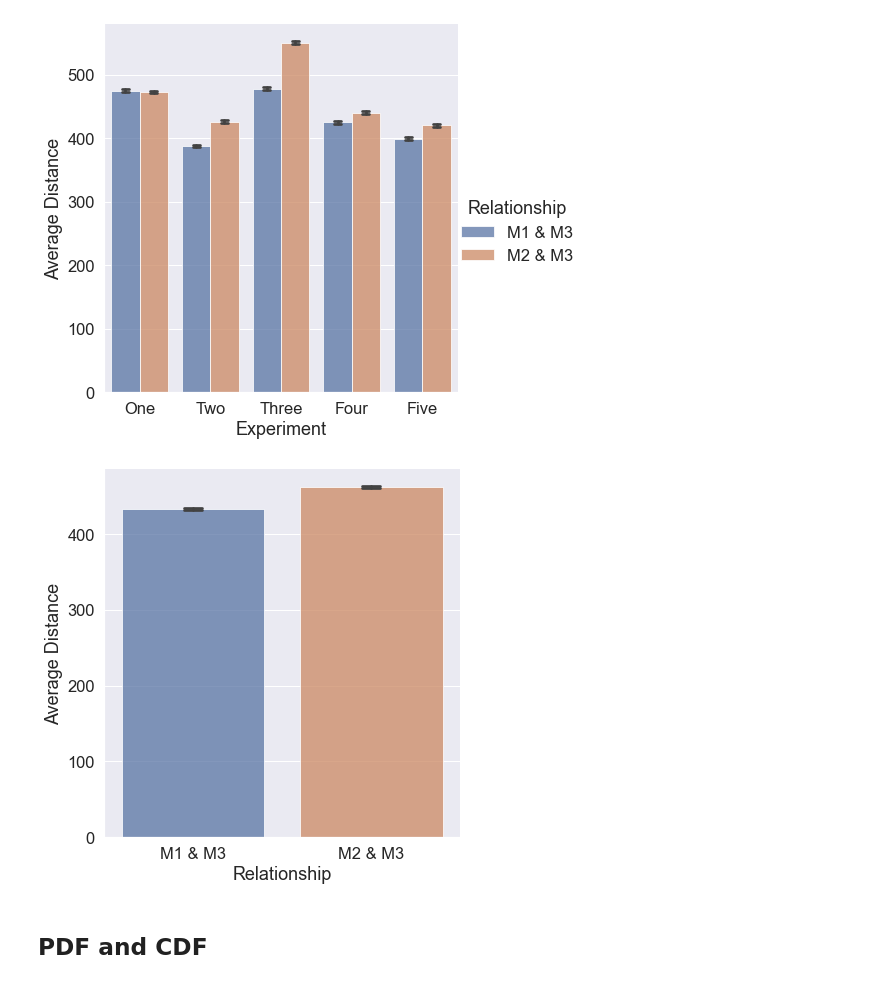
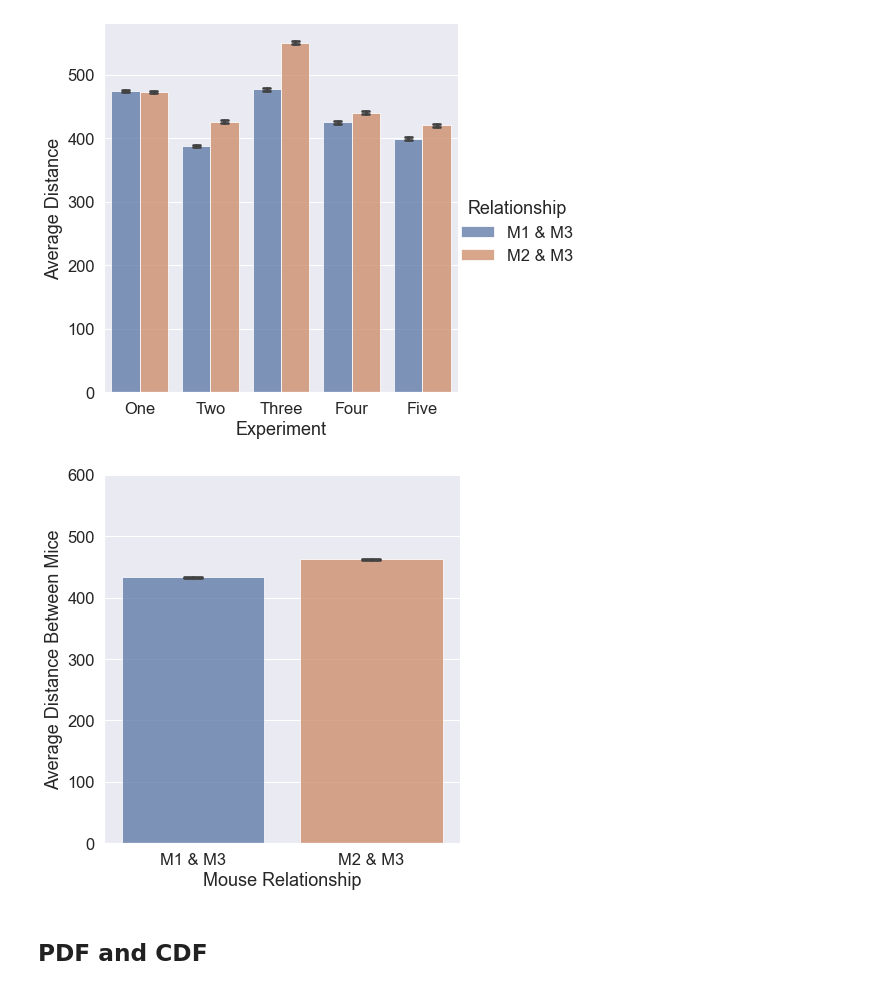
Before and after one commit to Frost-Lab-Utah/DLC, a Jupyter notebook: DLC_WT_social_trial.ipynb, the cells around one changed output. Cells and saved outputs as stored; diff of their text form; code cells hidden in the pictures.

```diff
--- a/DLC_WT_social_trial.ipynb
+++ b/DLC_WT_social_trial.ipynb
@@ -779,14 +783,17 @@ g = sns.catplot(
 # %%
 g = sns.catplot(
     data=epoch3_melt_df.loc[45257:], kind="bar",
     x="Relationship", y="Average Distance", #col="Experiment",
     #hue="Relationship",
     ci=68, capsize=0.1,
     alpha=.75, height=6
 )
-#plt.savefig(f'dlc_example_boxenplot.png', dpi=900, bbox_inches='tight')
+
+g.set(ylim=(0, 600),xlabel= "Mouse Relationship", ylabel="Average Distance Between Mice")
+
+#plt.savefig(f'dlc_example_catplot_all.png', dpi=900, bbox_inches='tight')
 # %% [output]
-[figure, old version]
+[figure, new version]
 # %% [markdown]
 ## PDF and CDF
 # %%
```
Also changed, not shown: parts of 14 cells of this notebook.
